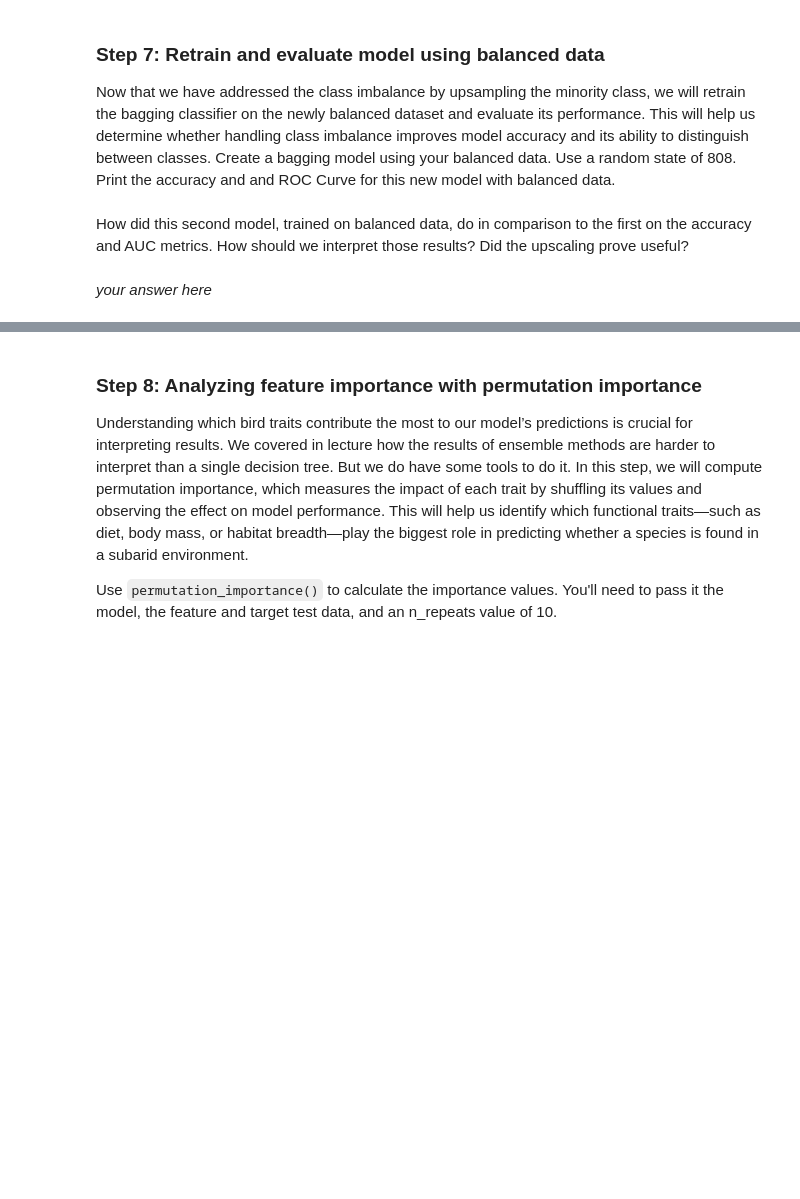
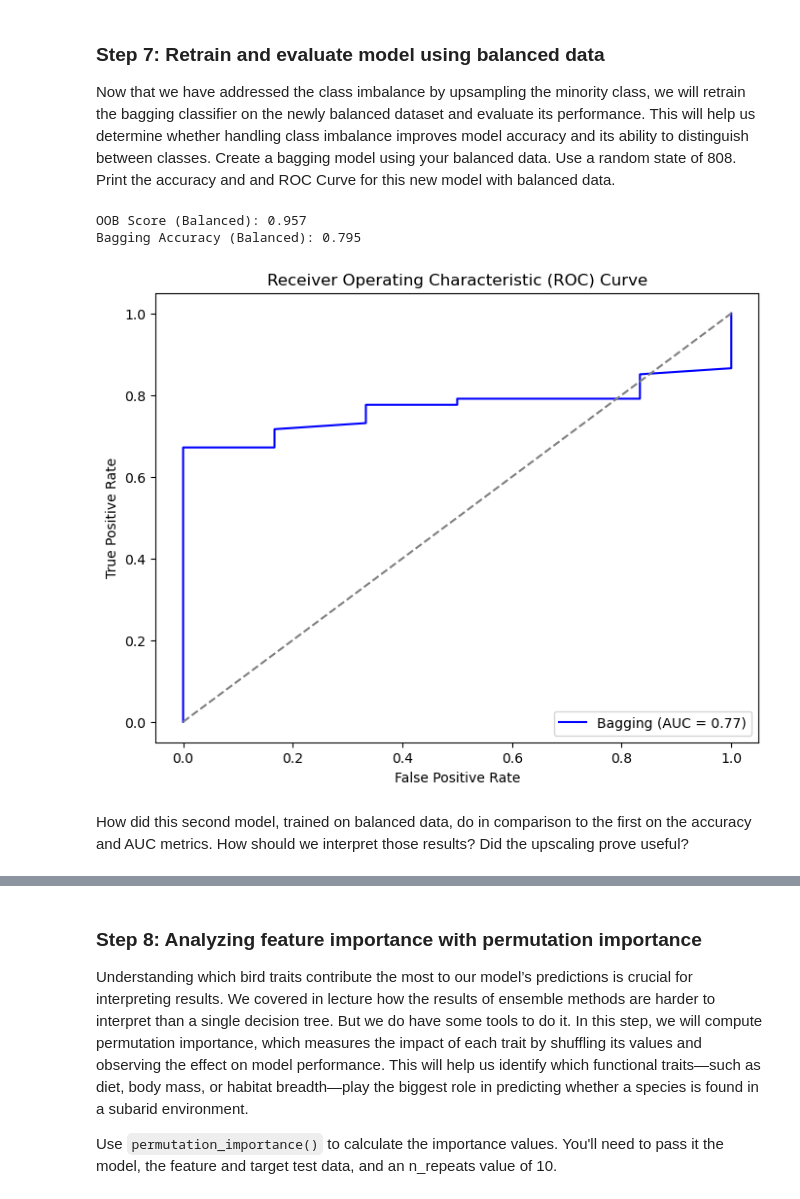
Before and after one commit to ryangreen6/EDS232-labs, a Jupyter notebook: Week5/lab5-birds.ipynb, the cells around one changed output, grey strips where cells are left out. Drawn from its saved outputs; the diff is of its cells as text; code cells hidden in the pictures; blank space fills up the shorter version.

```diff
--- a/Week5/lab5-birds.ipynb
+++ b/Week5/lab5-birds.ipynb
@@ -95,7 +225,39 @@ Merge the original majority class with the newly upsampled minority class.
 ### Step 7: Retrain and evaluate model using balanced data
 
 Now that we have addressed the class imbalance by upsampling the minority class, we will retrain the bagging classifier on the newly balanced dataset and evaluate its performance. This will help us determine whether handling class imbalance improves model accuracy and its ability to distinguish between classes. Create a bagging model using your balanced data. Use a random state of 808. Print the accuracy and and ROC Curve for this new model with balanced data.
+# %%
+bagging_balanced = BaggingClassifier(
+        oob_score=True,
+        n_estimators=100,
+        bootstrap=True,
+        random_state=808
+)
+
+bagging_balanced.fit(X_train_balanced, y_train_balanced)
+
+bagging_balanced_preds = bagging_balanced.predict(X_test)
+
+print(f"OOB Score (Balanced): {bagging_balanced.oob_score_ :.3f}")
+
+balanced_accuracy = accuracy_score(y_test, bagging_balanced_preds)
+print(f"Bagging Accuracy (Balanced): {balanced_accuracy :.3f}")
+
+y_pred_balanced = bagging_balanced.predict_proba(X_test)[:,1]
+fpr_balanced, tpr_balanced, _ = roc_curve(y_test, y_pred_balanced)
+roc_auc_balanced = auc(fpr_balanced, tpr_balanced)
+
+plt.figure(figsize=(8, 6))
+plt.plot(fpr_balanced, tpr_balanced, color='blue', label=f"Bagging (AUC = {roc_auc_balanced:.2f})")
+plt.plot([0, 1], [0, 1], color='gray', linestyle='--')
+
+plt.xlabel('False Positive Rate')
+plt.ylabel('True Positive Rate')
+plt.title('Receiver Operating Characteristic (ROC) Curve')
+plt.legend(loc='lower right')
+plt.show()
+# %% [output]
+OOB Score (Balanced): 0.957
+Bagging Accuracy (Balanced): 0.795
+[figure, added]
 # %% [markdown]
 How did this second model, trained on balanced data, do in comparison to the first on the accuracy and AUC metrics.  How should we interpret those results?  Did the upscaling prove useful?
-# %% [markdown]
-*your answer here*
```
Also changed, not shown: parts of 15 cells of this notebook, 5 other files.
